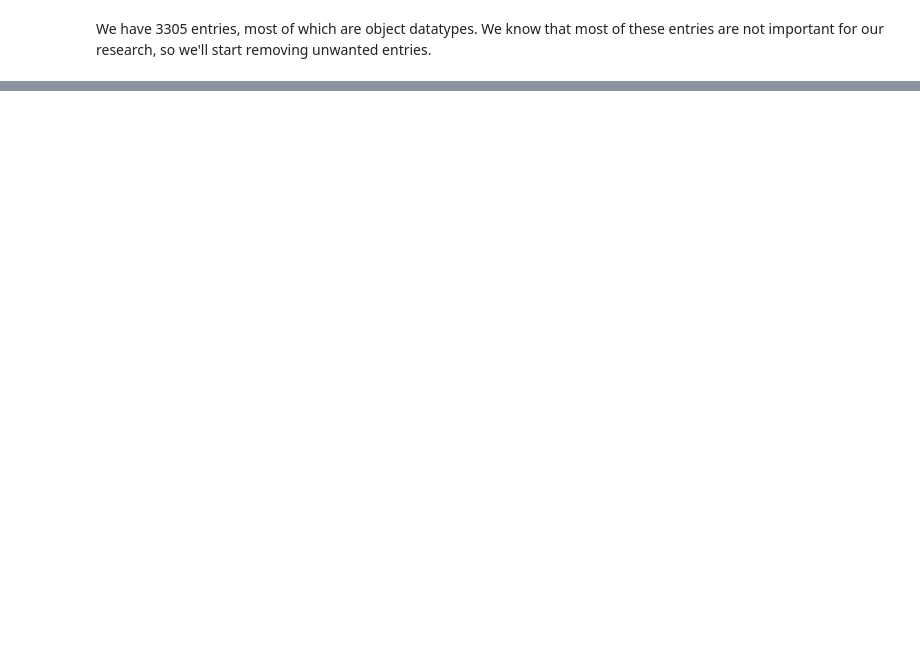
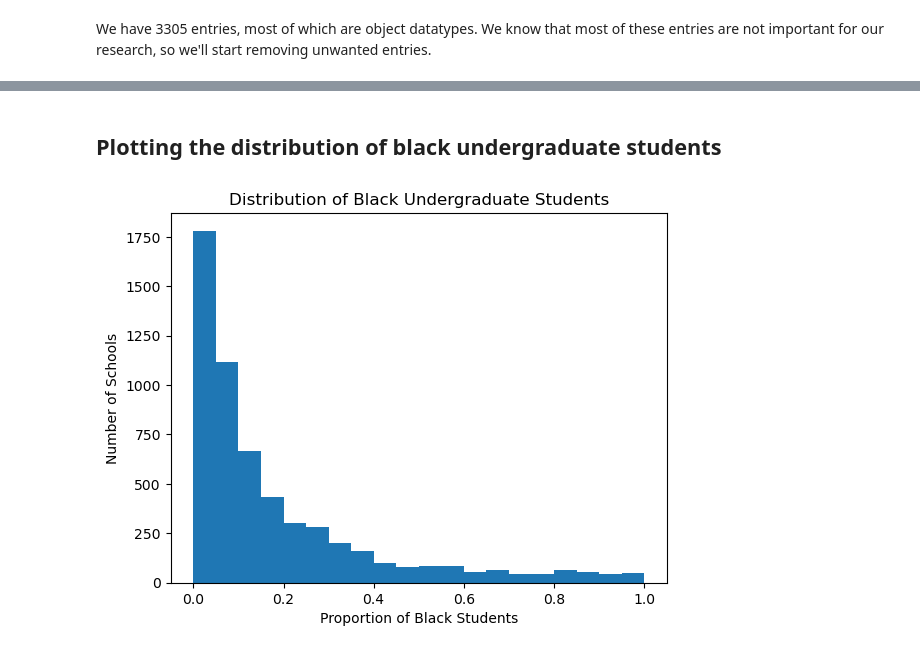
Before and after one commit to tanwasp/college-scorecard-analysis-group5, a Jupyter notebook: eda/full_college_scorecard_eda.ipynb, the cells around one changed output, grey strips where cells are left out. Drawn from its saved outputs; the diff is of its cells as text; code cells hidden in the pictures; blank space fills up the shorter version.

```diff
--- a/eda/full_college_scorecard_eda.ipynb
+++ b/eda/full_college_scorecard_eda.ipynb
@@ -158,0 +184,10 @@ dirty_data = dirty_data.drop(columns=["ZIP", "SCH_DEG", "SCHTYPE", "HCM2", "CCBA
+# %% [markdown]
+## Plotting the distribution of black undergraduate students
+# %%
+plt.hist(data['UGDS_BLACK'], bins=20)
+plt.xlabel('Proportion of Black Students')
+plt.ylabel('Number of Schools')
+plt.title('Distribution of Black Undergraduate Students')
+plt.show()
+# %% [output]
+[figure, added]
```
Also changed, not shown: parts of 22 cells of this notebook.
